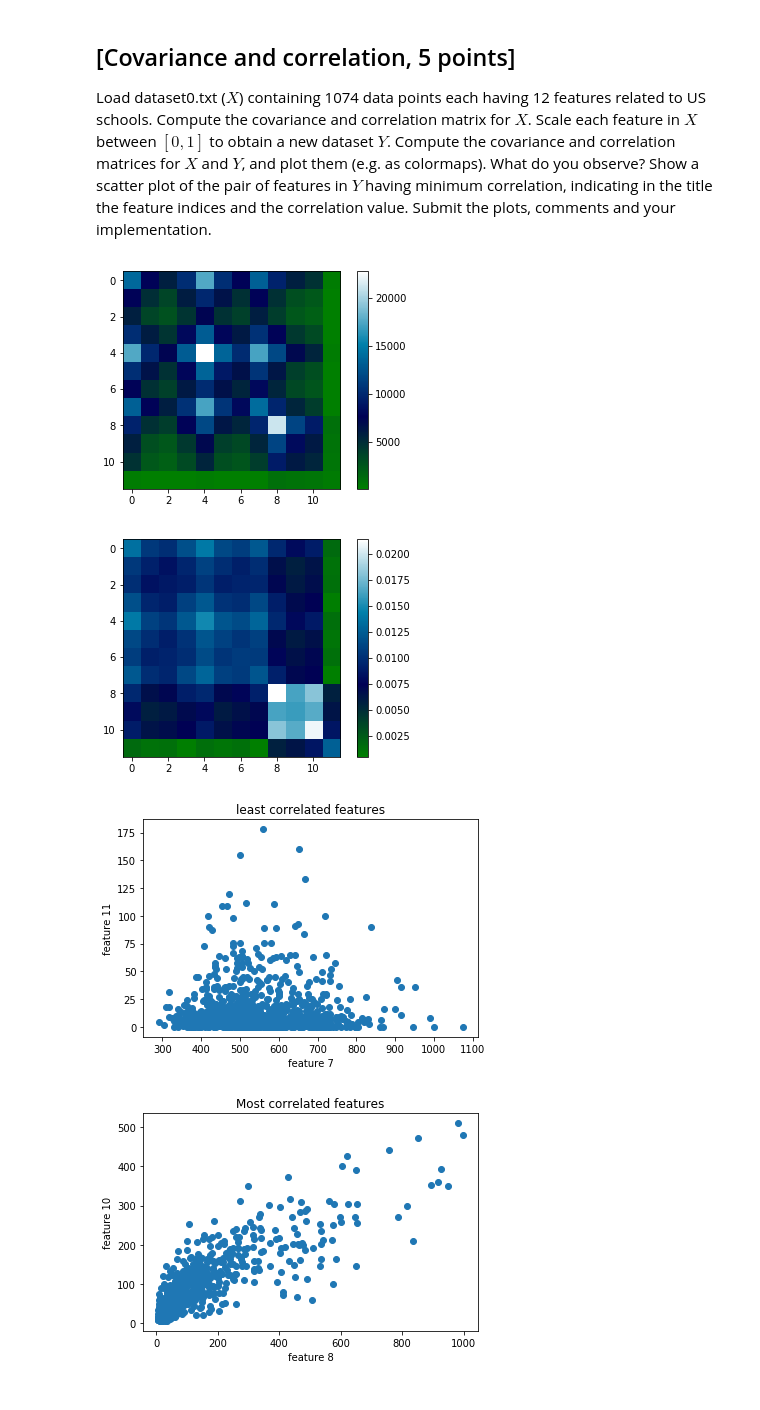
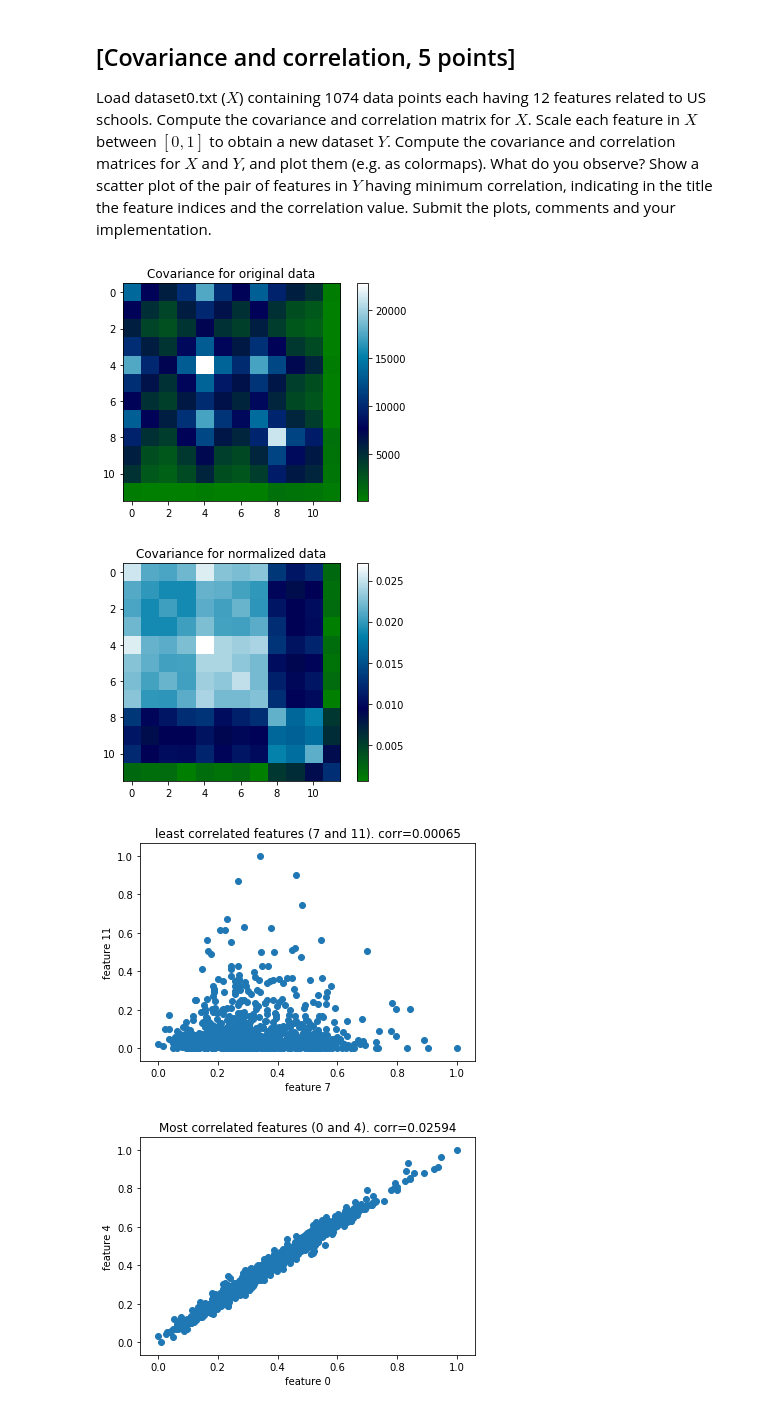
Before and after one commit to atonderski/tda231-ml-course, a Jupyter notebook: hw0.ipynb, the cells around one changed output. Cells and saved outputs as stored; diff of their text form; code cells hidden in the pictures.

```diff
--- a/hw0.ipynb
+++ b/hw0.ipynb
@@ -239,6 +241,7 @@ What do you observe? Show a scatter plot of the pair of features in $Y$ having m
 correlation, indicating in the title the feature indices and the
 correlation value. Submit the plots, comments and your implementation.
 # %%
+import matplotlib.pyplot as plt
 import numpy as np
 
 K = 12
@@ -246,39 +249,42 @@ N = 1074
 fname = "dataset0.txt"
 data = np.loadtxt(fname)
 max_values = np.max(data, axis=0)
-normalized_data = data/max_values
+min_values = np.min(data, axis=0)
+normalized_data = (data - min_values)/(max_values - min_values)
 
 cov_mat = np.cov(data.T)
 normalized_cov_mat = np.cov(normalized_data.T)
 
 shape = normalized_cov_mat.shape
 
 min_index = np.unravel_index(np.argmin(normalized_cov_mat), shape)
 # subtract identity matrix since we want to most correlated DIFFERENT features
 max_index = np.unravel_index(np.argmax(normalized_cov_mat - np.identity(K)), shape)
 
 plt.imshow(cov_mat, cmap=plt.cm.ocean)
 plt.colorbar()
+plt.title("Covariance for original data")
 
 plt.figure()
 plt.imshow(normalized_cov_mat, cmap=plt.cm.ocean)
 plt.colorbar()
+plt.title("Covariance for normalized data")
 
 plt.figure()
-plt.scatter(data[:,min_index[0]], data[:,min_index[1]])
+plt.scatter(normalized_data[:,min_index[0]], normalized_data[:,min_index[1]])
 plt.xlabel("feature %d" % min_index[0])
 plt.ylabel("feature %d" % min_index[1])
-plt.title("least correlated features")
+plt.title("least correlated features (%d and %d). corr=%.5f" % (min_index[0], min_index[1], normalized_cov_mat[min_index]))
 
 plt.figure()
-plt.scatter(data[:,max_index[0]], data[:,max_index[1]])
+plt.scatter(normalized_data[:,max_index[0]], normalized_data[:,max_index[1]])
 plt.xlabel("feature %d" % max_index[0])
 plt.ylabel("feature %d" % max_index[1])
-plt.title("Most correlated features")
+plt.title("Most correlated features (%d and %d). corr=%.5f" % (max_index[0], max_index[1], normalized_cov_mat[max_index]))
 
 plt.show()
 # %% [output]
-[figure, old version]
+[figure, new version]
-[figure, old version]
+[figure, new version]
-[figure, old version]
+[figure, new version]
-[figure, old version]
+[figure, new version]
```
Also changed, not shown: parts of 4 cells of this notebook.
